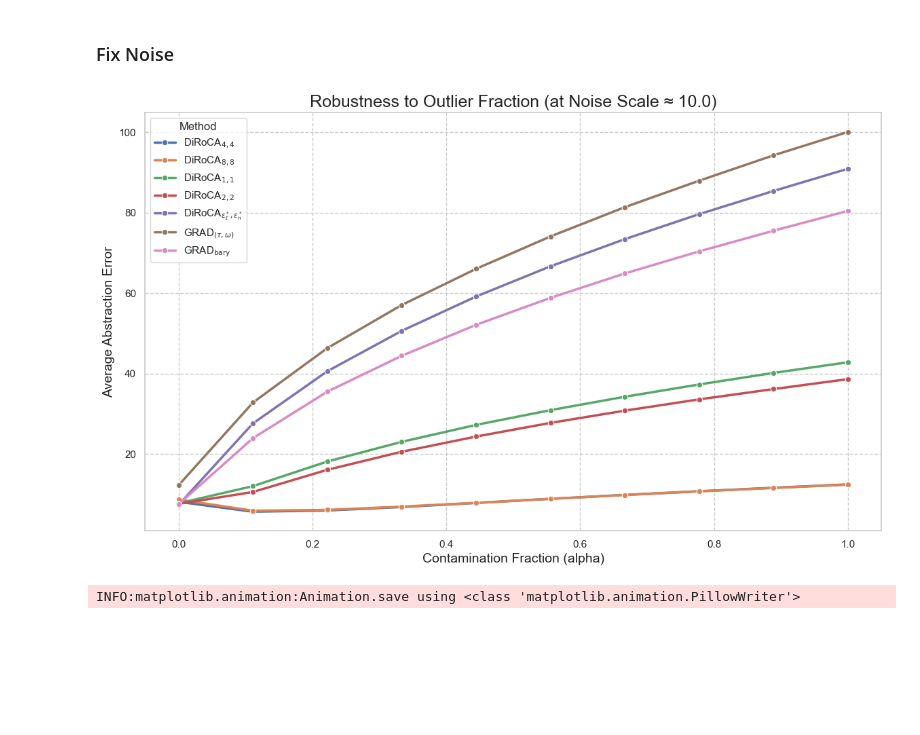
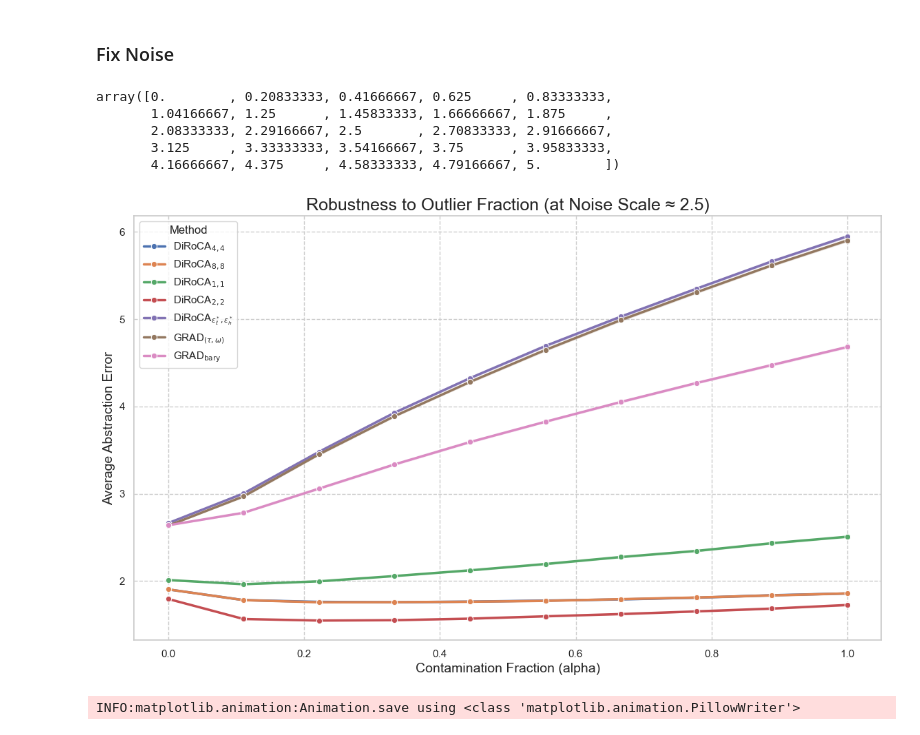
Before and after one commit to yfelekis/DiRoCA, a Jupyter notebook: gauss_analysis.ipynb, the cells around one changed output. Cells and saved outputs as stored; diff of their text form; code cells hidden in the pictures; blank space fills up the shorter version.

```diff
--- a/gauss_analysis.ipynb
+++ b/gauss_analysis.ipynb
@@ -48,6 +51,6 @@ Found 2 evaluation result files:
  'data/slc/evaluation_results/evaluation_additive_gaussian_alpha10-0.0-1.0_noise25-0.0-5.0_trials20_zero_meanTrue_20250724_162709.csv']
 # %%
-experiment = 'lilucas'
+experiment = 'slc'
 path = f"data/{experiment}/results"
 saved_folds = joblib.load(f"data/{experiment}/cv_folds.pkl")
 
@@ -72,8 +75,9 @@ final_results_df = load_results(
                                 alpha_max=1.0,
                                 noise_steps=25,
                                 noise_min=0.0,
-                                noise_max=10.0,
+                                noise_max=5.0,
                                 trials=20,
-                                zero_mean=True
+                                zero_mean=True,
+                                latest=True
                             )
 # %% [output]
@@ -252,36 +256,44 @@ Creating animation for evolving alpha...
 ✓ Animation saved as 'robustness_vs_noise_evolving_alpha.gif'
 # %% [markdown]
 ### Fix Noise
+# %%
+np.linspace(0,5,25)
+# %% [output]
+array([0.        , 0.20833333, 0.41666667, 0.625     , 0.83333333,
+       1.04166667, 1.25      , 1.45833333, 1.66666667, 1.875     ,
+       2.08333333, 2.29166667, 2.5       , 2.70833333, 2.91666667,
+       3.125     , 3.33333333, 3.54166667, 3.75      , 3.95833333,
+       4.16666667, 4.375     , 4.58333333, 4.79166667, 5.        ])
 # %%
-noise_level_to_plot = 10.0
+noise_level_to_plot = 2.5
 
 df_subset = final_results_df[final_results_df['noise_scale'] == noise_level_to_plot]
 
 if df_subset.empty:
     print(f"Warning: No data found for noise_scale ≈ {noise_level_to_plot}.")
 else:
     df_for_plotting = df_subset.copy()
     df_for_plotting['display_name'] = df_for_plotting['method'].map(label_map)
 
     plt.figure(figsize=(14, 8))
     sns.lineplot(
         data=df_for_plotting,
         x='alpha',
         y='error',
         hue='display_name',
         marker='o',
         linewidth=2.5,
         errorbar=('ci', 95)
     )
 
     plt.title(f'Robustness to Outlier Fraction (at Noise Scale ≈ {noise_level_to_plot})', fontsize=18)
     plt.xlabel('Contamination Fraction (alpha)', fontsize=14)
     plt.ylabel('Average Abstraction Error', fontsize=14)
     plt.legend(title='Method')
     plt.grid(True, which='both', linestyle='--')
     plt.show()
 # %% [output]
-[figure, old version]
+[figure, new version]
 # %%
 noise_levels = sorted(final_results_df['noise_scale'].unique())
 
```
Also changed, not shown: parts of 7 cells of this notebook, 11 other files.
